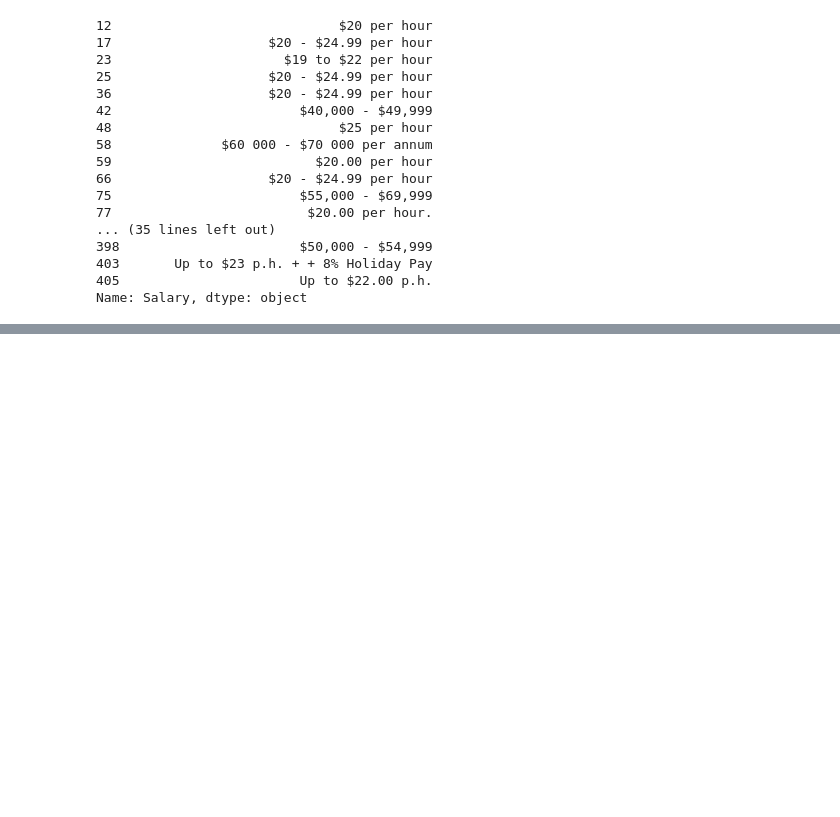
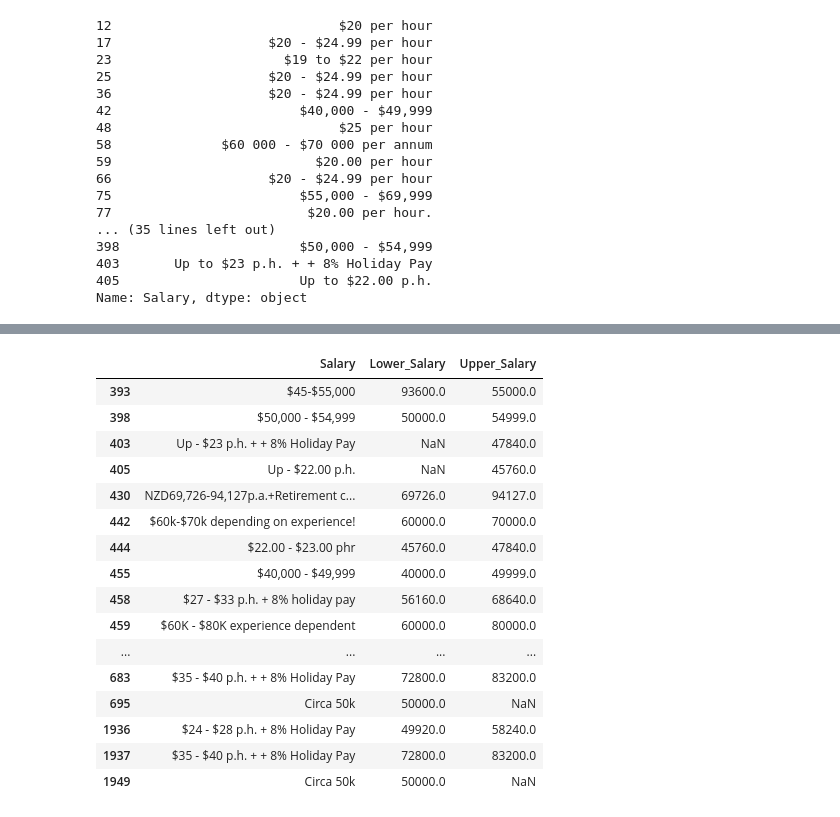
Before and after one commit to smyzw1wzq/da_project, a Jupyter notebook: task.ipynb, the cells around one changed output, grey strips where cells are left out. Cells and saved outputs as stored; diff of their text form; code cells hidden in the pictures; blank space fills up the shorter version.

```diff
--- a/task.ipynb
+++ b/task.ipynb
@@ -460,0 +582,10 @@ df.head()
+# %%
+def add_k_to_lower(row):
+    upper_salary = str(row['Upper_Salary'])
+    lower_salary = str(row['Lower_Salary'])
+    if 'k' in upper_salary and 'k' not in lower_salary:
+        if lower_salary.isdigit():  # Check if Lower_Salary is a digit
+            return lower_salary + 'k'
+    return lower_salary
+# %%
+df['Lower_Salary'] = df.apply(add_k_to_lower, axis=1)
@@ -460,0 +605,38 @@ df.head()
+# %%
+def convert_to_number(value):
+    if pd.isna(value) or value == 'NaN':
+        return np.nan
+    value = str(value).replace(',', '').replace('$', '')
+    if 'k' in value:
+        return float(value.replace('k', '')) * 1000
+    try:
+        numeric_value = float(value)
+        # Convert hourly rate to annual salary if less than 50
+        if numeric_value < 50:
+            return numeric_value * 2080  # 2080 hours in a typical work year
+        return numeric_value
+    except ValueError:
+        return np.nan
+# %%
+df['Lower_Salary'] = df['Lower_Salary'].apply(convert_to_number)
+df['Upper_Salary'] = df['Upper_Salary'].apply(convert_to_number)
+# %%
+df[df['Salary'].str.contains('\d',na=False)][['Salary','Lower_Salary','Upper_Salary']].tail(50)
+# %% [output]
+|  | Salary | Lower_Salary | Upper_Salary |
+| 393 | $45-$55,000 | 93600.0 | 55000.0 |
+| 398 | $50,000 - $54,999 | 50000.0 | 54999.0 |
+| 403 | Up - $23 p.h. + + 8% Holiday Pay | NaN | 47840.0 |
+| 405 | Up - $22.00 p.h. | NaN | 45760.0 |
+| 430 | NZD69,726-94,127p.a.+Retirement c... | 69726.0 | 94127.0 |
+| 442 | $60k-$70k depending on experience! | 60000.0 | 70000.0 |
+| 444 | $22.00 - $23.00 phr | 45760.0 | 47840.0 |
+| 455 | $40,000 - $49,999 | 40000.0 | 49999.0 |
+| 458 | $27 - $33 p.h. + 8% holiday pay | 56160.0 | 68640.0 |
+| 459 | $60K - $80K experience dependent | 60000.0 | 80000.0 |
+| ... | ... | ... | ... |
+| 683 | $35 - $40 p.h. + + 8% Holiday Pay | 72800.0 | 83200.0 |
+| 695 | Circa 50k | 50000.0 | NaN |
+| 1936 | $24 - $28 p.h. + 8% Holiday Pay | 49920.0 | 58240.0 |
+| 1937 | $35 - $40 p.h. + + 8% Holiday Pay | 72800.0 | 83200.0 |
+| 1949 | Circa 50k | 50000.0 | NaN |
```
Also changed, not shown: parts of 26 cells of this notebook.
